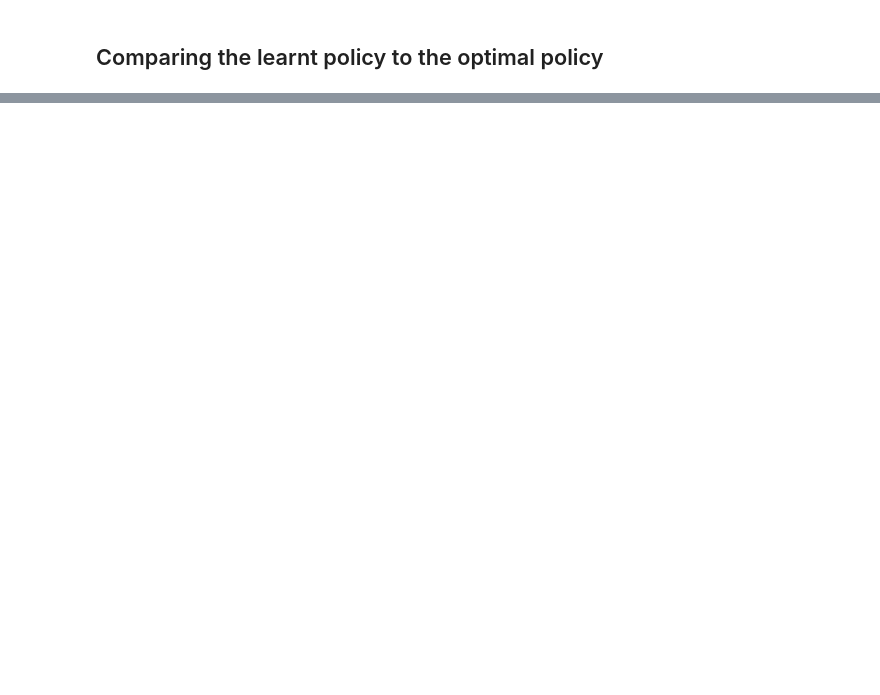
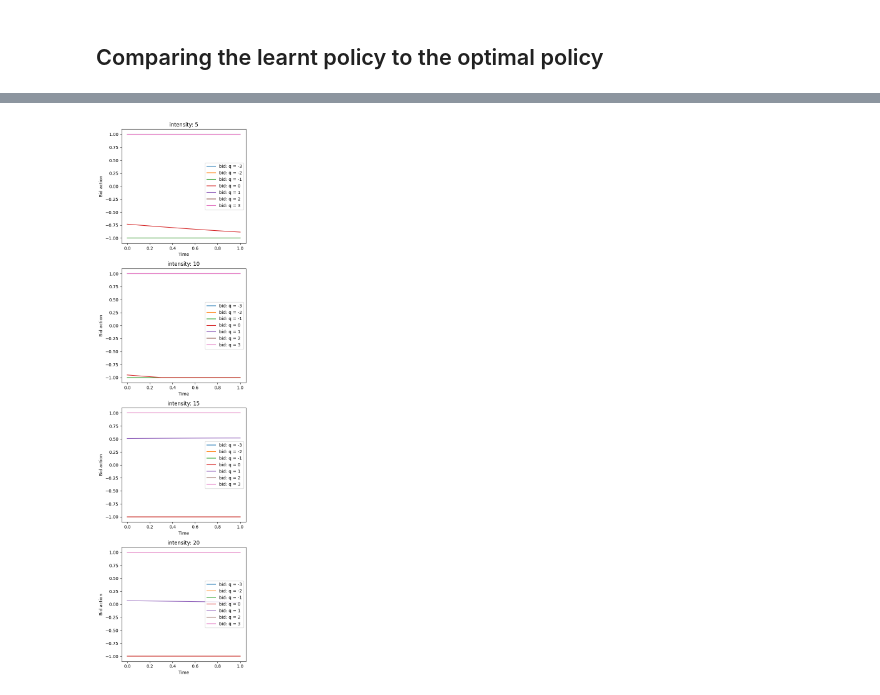
Before and after one commit to JJJerome/mbt_gym, a Jupyter notebook: notebooks/Learning_Hawkes_arrivals.ipynb, the cells around one changed output, grey strips where cells are left out. Cells and saved outputs as stored; diff of their text form; code cells hidden in the pictures; blank space fills up the shorter version.

Commit message:
looping over state intensity for asks too

```diff
--- a/notebooks/Learning_Hawkes_arrivals.ipynb
+++ b/notebooks/Learning_Hawkes_arrivals.ipynb
@@ -123,2 +125,2 @@ model = PPO(**PPO_params, device="cpu")
 # %%
-model.learn(total_timesteps = 1_000)
+model.learn(total_timesteps = 10_000_000)
@@ -186,19 +210,23 @@ for intensity in intensities:
 # %%
 #model.predict(state, deterministic=True)
 # %%
-fig, axs = plt.subplots(1, len(intensities), figsize=(18, 5))
+fig, axs = plt.subplots(len(intensities),1, figsize=(5,18))
 
 for i,intensity in enumerate(intensities):
 
     ax = axs[i]
 
     for inventory in inventories:
         ax.plot(timestamps, bid_actions[intensity][inventory], label=f"bid: q = {inventory}")
+        #print(bid_actions[intensity][inventory])
     ax.set_xlabel("Time")
     ax.set_ylabel("Bid action")
     ax.set_title('intensity: %d' % intensity)
-plt.legend()
+    ax.legend()
+
 plt.tight_layout()
 
 plt.show()
+# %% [output]
+[figure, added]
 # %%
```
Also changed, not shown: parts of 4 cells of this notebook.
